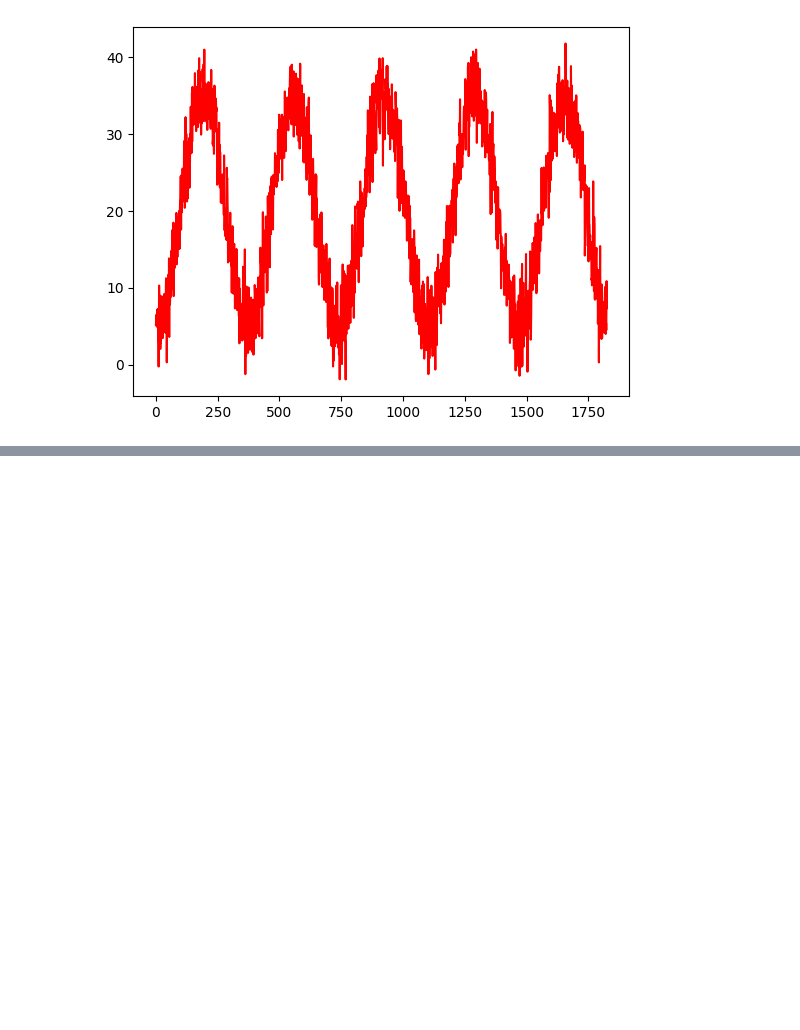
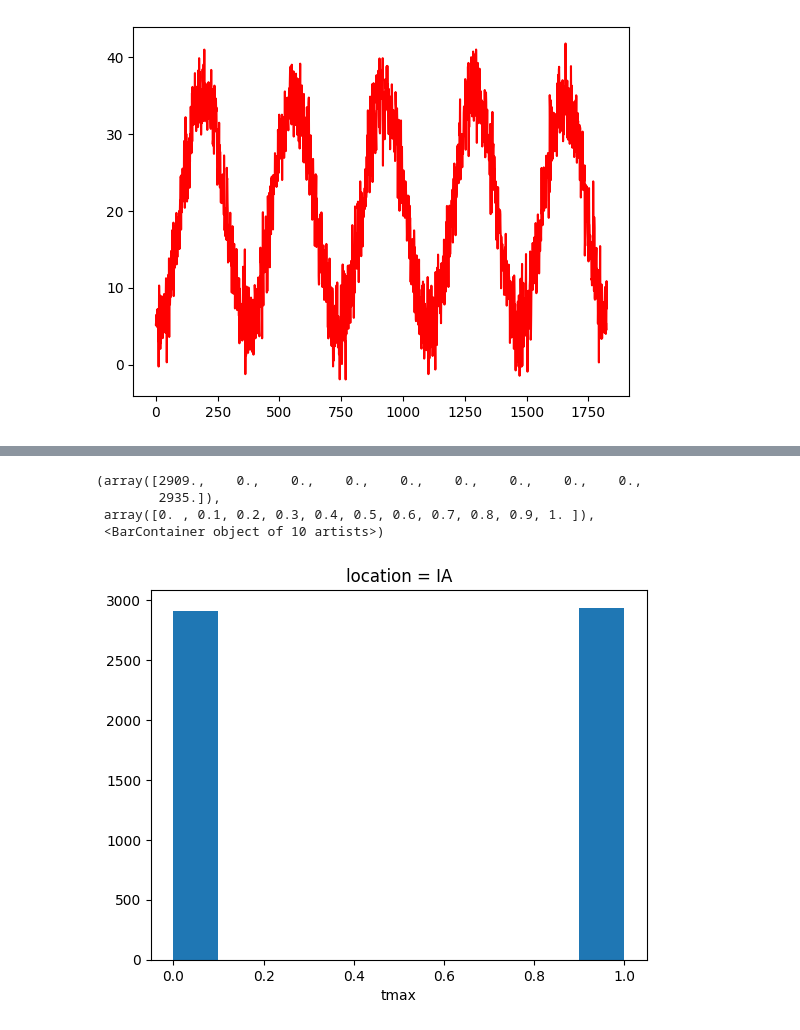
Before and after one commit to mariajmolina/UMDAOSC650, a Jupyter notebook: firstann.ipynb, the cells around one changed output, grey strips where cells are left out. Saved outputs shown, nothing was run; the diff lists cells and outputs as text; code cells hidden in the pictures; blank space fills up the shorter version.

```diff
--- a/firstann.ipynb
+++ b/firstann.ipynb
@@ -283,0 +286,8 @@ np.mean(np.square(label_test_scaled - predictions))
+# %%
+# split training and testing data by years
+train = ds.sel(time=slice('1999-01-01T00:00:00.000000000','2014-12-31T00:00:00.000000000'))
+test = ds.sel(time=slice('2015-01-01T00:00:00.000000000','2019-12-31T00:00:00.000000000'))
+# %%
+# minimum temperature will be the input feature and maximum temperature will be the ground truth
+input_train = train.tmin
+label_train = train.tmax
@@ -283,0 +300,14 @@ np.mean(np.square(label_test_scaled - predictions))
+# %%
+# for our labels, we will need to convert the continuous data into binary classes
+# we set values greater than or equal to 20 degrees as the positive class (1)
+# anything less will be the negative class (0)
+label_train_scaled = xr.where(label_train >= 20, 1, 0)
+# %%
+# check for class imbalance (looks fine!)
+label_train_scaled.isel(location=0).plot.hist()
+# %% [output]
+(array([2909.,    0.,    0.,    0.,    0.,    0.,    0.,    0.,    0.,
+        2935.]),
+ array([0. , 0.1, 0.2, 0.3, 0.4, 0.5, 0.6, 0.7, 0.8, 0.9, 1. ]),
+ <BarContainer object of 10 artists>)
+[figure, added]
```
Also changed, not shown: parts of 29 cells of this notebook.
